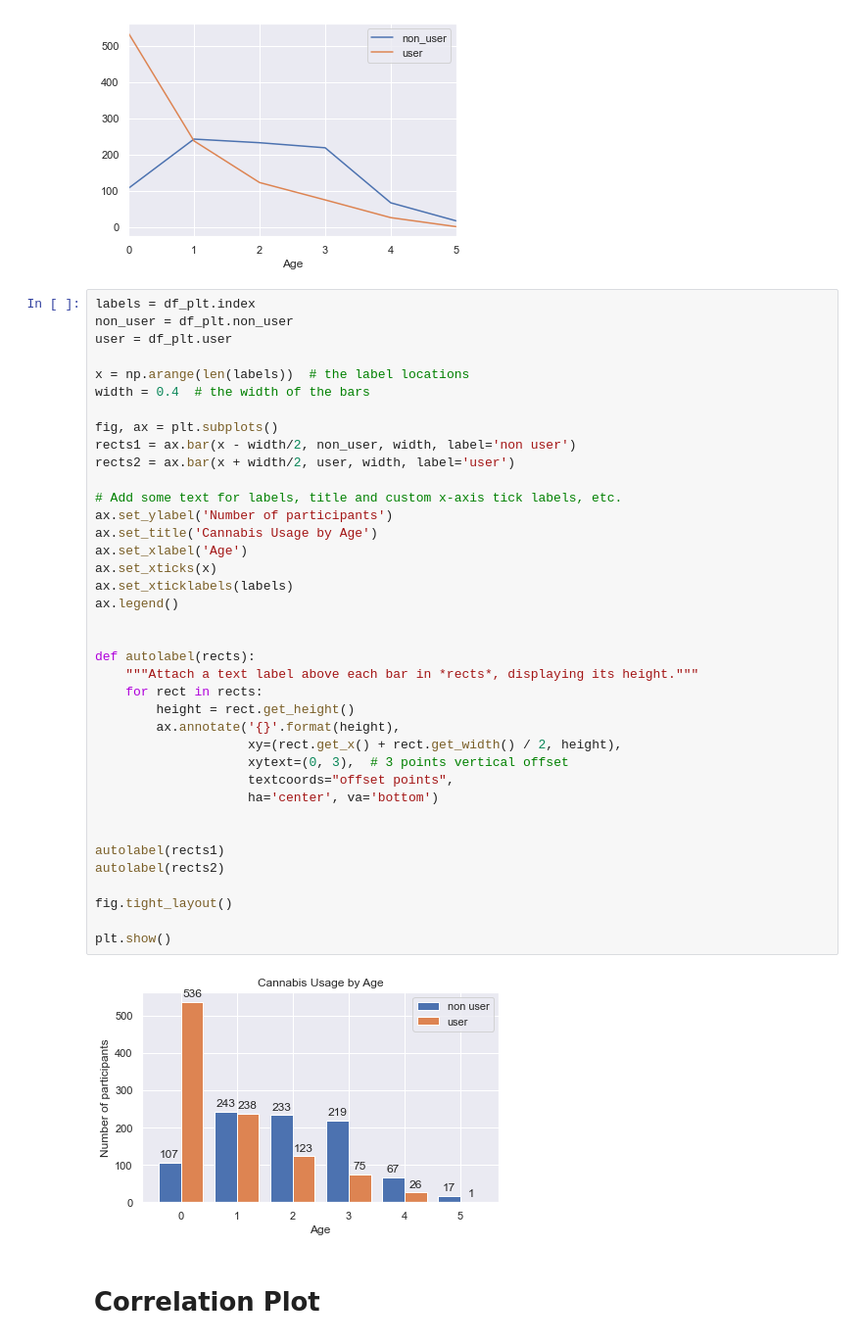
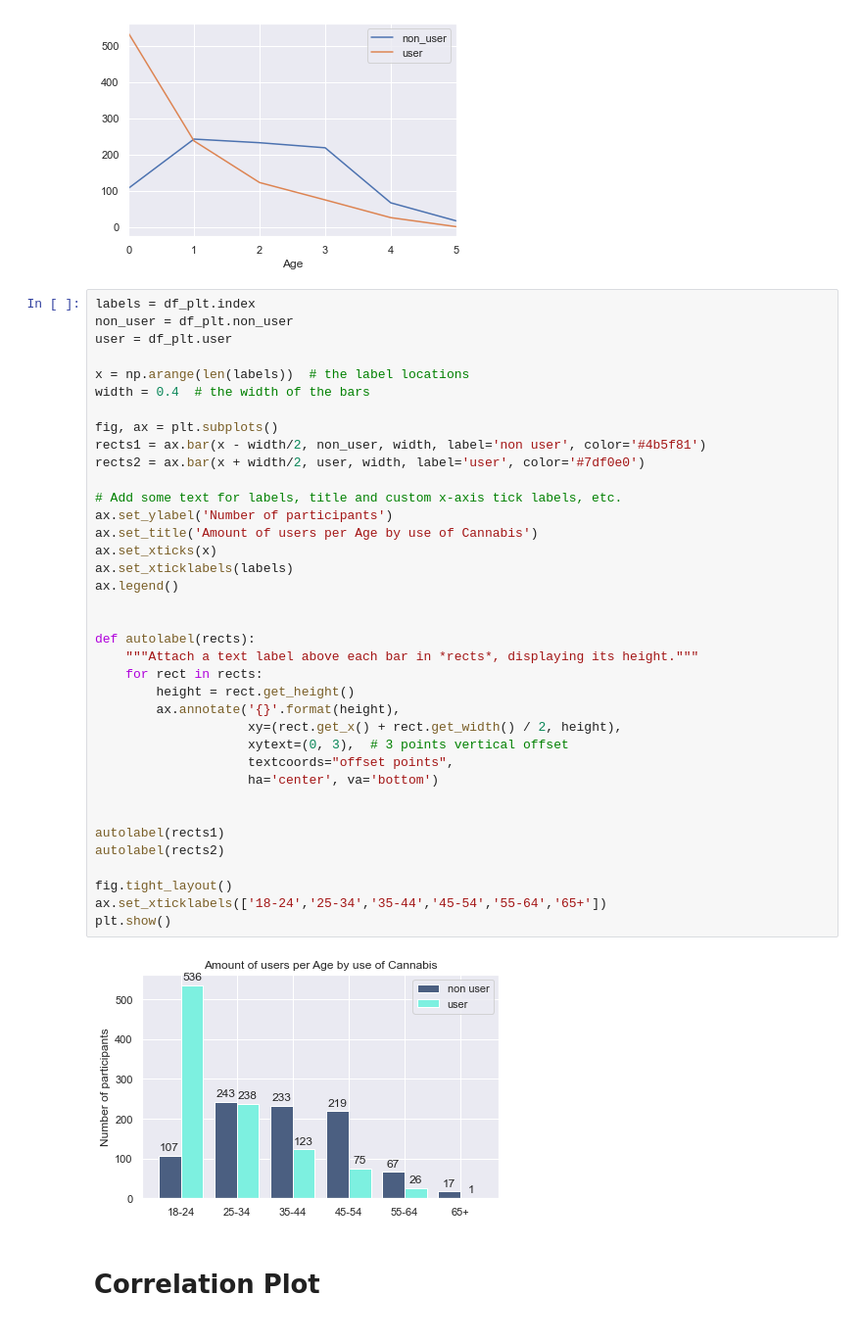
Before and after one commit to NinaNotman/Drug_Risk_and_Personality_Traits, a Jupyter notebook: Notebook_Nina.ipynb, the cells around one changed output. Shown at 98% size. Drawn from its saved outputs; the diff is of its cells as text.

```diff
--- a/Notebook_Nina.ipynb
+++ b/Notebook_Nina.ipynb
@@ -317,39 +389,38 @@ user = df_plt.user
 
 x = np.arange(len(labels))  # the label locations
 width = 0.4  # the width of the bars
 
 fig, ax = plt.subplots()
-rects1 = ax.bar(x - width/2, non_user, width, label='non user')
-rects2 = ax.bar(x + width/2, user, width, label='user')
+rects1 = ax.bar(x - width/2, non_user, width, label='non user', color='#4b5f81')
+rects2 = ax.bar(x + width/2, user, width, label='user', color='#7df0e0')
 
 # Add some text for labels, title and custom x-axis tick labels, etc.
 ax.set_ylabel('Number of participants')
-ax.set_title('Cannabis Usage by Age')
-ax.set_xlabel('Age')
+ax.set_title('Amount of users per Age by use of Cannabis')
 ax.set_xticks(x)
 ax.set_xticklabels(labels)
 ax.legend()
 
 
 def autolabel(rects):
     """Attach a text label above each bar in *rects*, displaying its height."""
     for rect in rects:
         height = rect.get_height()
         ax.annotate('{}'.format(height),
                     xy=(rect.get_x() + rect.get_width() / 2, height),
                     xytext=(0, 3),  # 3 points vertical offset
                     textcoords="offset points",
                     ha='center', va='bottom')
 
 
 autolabel(rects1)
 autolabel(rects2)
 
 fig.tight_layout()
-
+ax.set_xticklabels(['18-24','25-34','35-44','45-54','55-64','65+'])
 plt.show()
 # %% [output]
-[figure, old version]
+[figure, new version]
 # %% [markdown]
 # Correlation Plot
 # %% [markdown]
```
Also changed, not shown: parts of 31 cells of this notebook, 12 other files.
